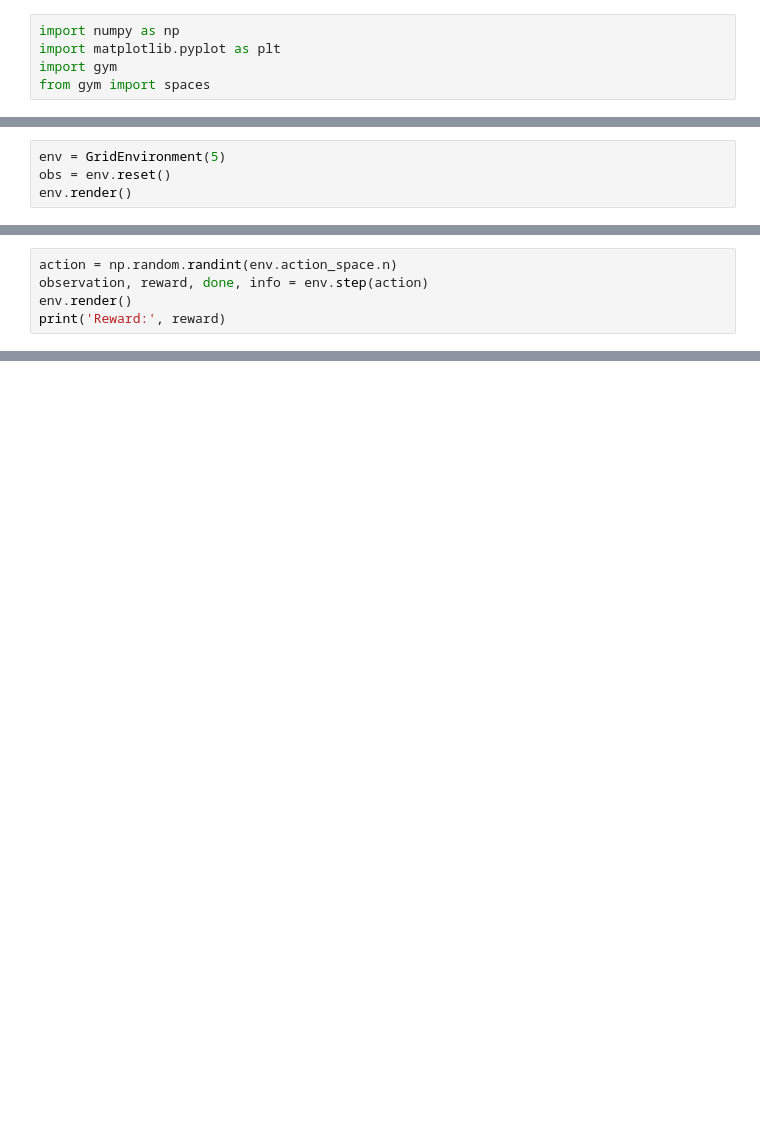
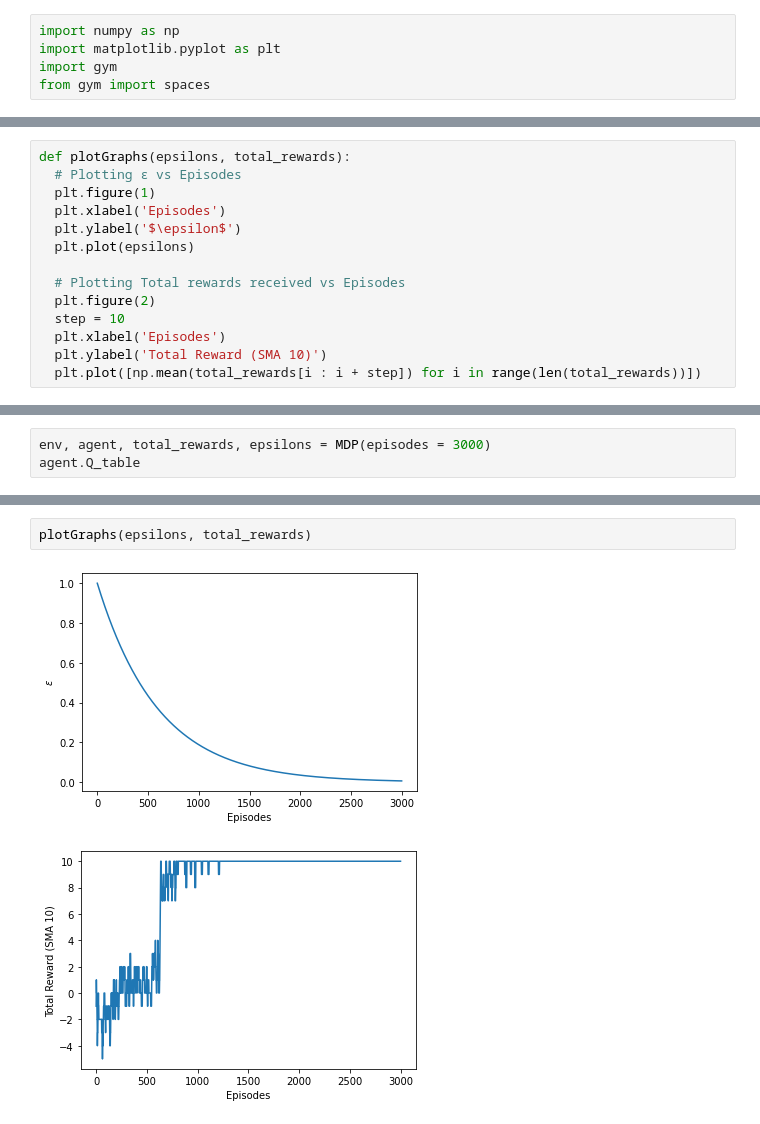
Before and after one commit to sneh0304/Reinforement-Learning, a Jupyter notebook: 1/CSE_546_assignment1.ipynb, the cells around one changed output, grey strips where cells are left out. Drawn from its saved outputs; the diff is of its cells as text; blank space fills up the shorter version.

```diff
--- a/1/CSE_546_assignment1.ipynb
+++ b/1/CSE_546_assignment1.ipynb
@@ -95,4 +92,0 @@ class GridEnvironment(gym.Env):
-# %%
-env = GridEnvironment(5)
-obs = env.reset()
-env.render()
@@ -101,5 +92,0 @@ env.render()
-# %%
-action = np.random.randint(env.action_space.n)
-observation, reward, done, info = env.step(action)
-env.render()
-print('Reward:', reward)
@@ -108,0 +170,14 @@ Reward: 10
+# %%
+def plotGraphs(epsilons, total_rewards):
+  # Plotting ε vs Episodes
+  plt.figure(1)
+  plt.xlabel('Episodes')
+  plt.ylabel('$\epsilon$')
+  plt.plot(epsilons)
+
+  # Plotting Total rewards received vs Episodes
+  plt.figure(2)
+  step = 10
+  plt.xlabel('Episodes')
+  plt.ylabel('Total Reward (SMA 10)')
+  plt.plot([np.mean(total_rewards[i : i + step]) for i in range(len(total_rewards))])
@@ -108,0 +198,3 @@ Reward: 10
+# %%
+env, agent, total_rewards, epsilons = MDP(episodes = 3000)
+agent.Q_table
@@ -108,0 +220,5 @@ Reward: 10
+# %%
+plotGraphs(epsilons, total_rewards)
+# %% [output]
+[figure, added]
+[figure, added]
```
Also changed, not shown: parts of 28 cells of this notebook.
